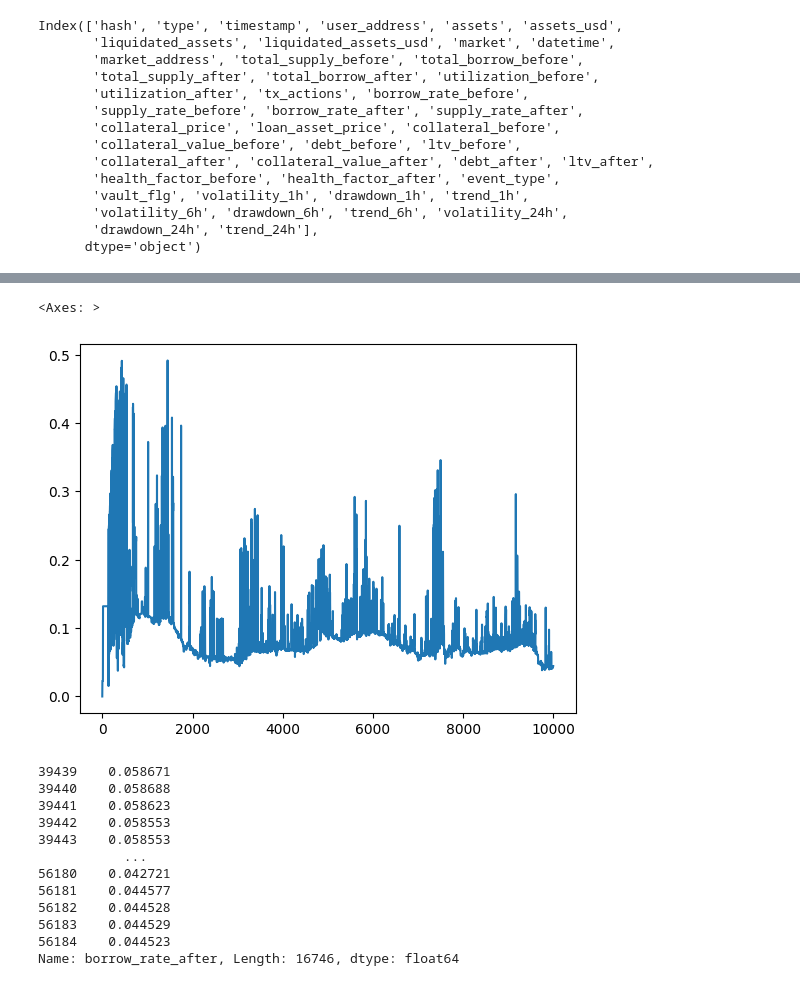
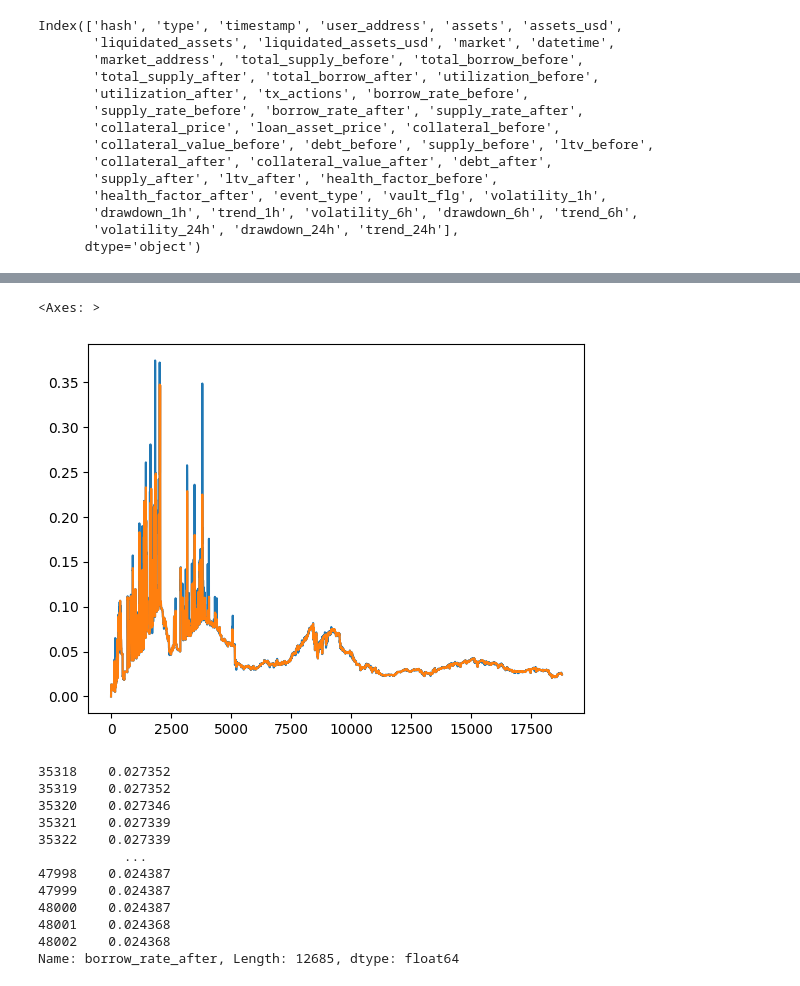
Before and after one commit to egortrussov/lending_protocols_researh, a Jupyter notebook: events_analisys/build_time_series_market_features.ipynb, the cells around one changed output, grey strips where cells are left out. Cells and saved outputs as stored; diff of their text form; code cells hidden in the pictures.

```diff
--- a/events_analisys/build_time_series_market_features.ipynb
+++ b/events_analisys/build_time_series_market_features.ipynb
@@ -6,7 +6,8 @@ pd.set_option('display.max_columns', 500)
 
 MARKET = "base_cbbtc_usdc_full"
 MARKET = "eth_cbbtc_usdc"
-MARKET = "eth_rlp_usdc"
+MARKET = "eth_wbtc_usdc"
+MARKET = "eth_wsteth_usdc"
 
 
 df = pd.read_csv(
@@ -29,12 +30,12 @@ Index(['hash', 'type', 'timestamp', 'user_address', 'assets', 'assets_usd',
        'utilization_after', 'tx_actions', 'borrow_rate_before',
        'supply_rate_before', 'borrow_rate_after', 'supply_rate_after',
        'collateral_price', 'loan_asset_price', 'collateral_before',
-       'collateral_value_before', 'debt_before', 'ltv_before',
-       'collateral_after', 'collateral_value_after', 'debt_after', 'ltv_after',
-       'health_factor_before', 'health_factor_after', 'event_type',
-       'vault_flg', 'volatility_1h', 'drawdown_1h', 'trend_1h',
-       'volatility_6h', 'drawdown_6h', 'trend_6h', 'volatility_24h',
-       'drawdown_24h', 'trend_24h'],
+       'collateral_value_before', 'debt_before', 'supply_before', 'ltv_before',
+       'collateral_after', 'collateral_value_after', 'debt_after',
+       'supply_after', 'ltv_after', 'health_factor_before',
+       'health_factor_after', 'event_type', 'vault_flg', 'volatility_1h',
+       'drawdown_1h', 'trend_1h', 'volatility_6h', 'drawdown_6h', 'trend_6h',
+       'volatility_24h', 'drawdown_24h', 'trend_24h'],
       dtype='object')
 # %%
 markets_meta
@@ -60,6 +61,7 @@ markets_meta
 df.head(1).to_dict()
 from tqdm.auto import tqdm
 import numpy as np
+
 def create_market_hourly_dataset(df, asset_meta):
     # Generate hourly timestamps
     min_time = df['timestamp'].min()
@@ -122,6 +124,10 @@ def create_market_hourly_dataset(df, asset_meta):
     # Forward fill
     result_df = result_df.ffill().fillna(0)
 
+    # Add rolling means (after forward fill to avoid NaN)
+    result_df['borrow_rate_rolling'] = result_df['borrow_rate'].rolling(6, min_periods=1).mean()
+    result_df['supply_rate_rolling'] = result_df['supply_rate'].rolling(6, min_periods=1).mean()
+
     # Add asset price
     if 'historical_price' in asset_meta and asset_meta['historical_price']:
         price_df = pd.DataFrame(asset_meta['historical_price'], columns=['timestamp', 'price'])
@@ -138,28 +144,30 @@ hourly_df = create_market_hourly_dataset(
 )
 # %%
 hourly_df["borrow_rate"].plot()
+hourly_df["borrow_rate_rolling"].plot()
+
 # hourly_df["total_supply"].plot()
 # %% [output]
 <Axes: >
-[figure, old version]
+[figure, new version]
 # %%
 hourly_df["borrow_rate"]
 # hourly_df.head(2)
 
 df[df["datetime"]>"2025-12-01"]["borrow_rate_after"]
 # %% [output]
-39439    0.058671
-39440    0.058688
-39441    0.058623
-39442    0.058553
-39443    0.058553
+35318    0.027352
+35319    0.027352
+35320    0.027346
+35321    0.027339
+35322    0.027339
            ...
-56180    0.042721
-56181    0.044577
-56182    0.044528
-56183    0.044529
-56184    0.044523
-Name: borrow_rate_after, Length: 16746, dtype: float64
+47998    0.024387
+47999    0.024387
+48000    0.024387
+48001    0.024368
+48002    0.024368
+Name: borrow_rate_after, Length: 12685, dtype: float64
 # %%
 hourly_df.to_csv(f"/Users/yegortrussov/Documents/ml/lending_protocols/dataset_collection/data/markets_hourly_data/{MARKET}.csv",index=False)
 # %%
```
Also changed, not shown: parts of 1 cell of this notebook, 27 other files.
